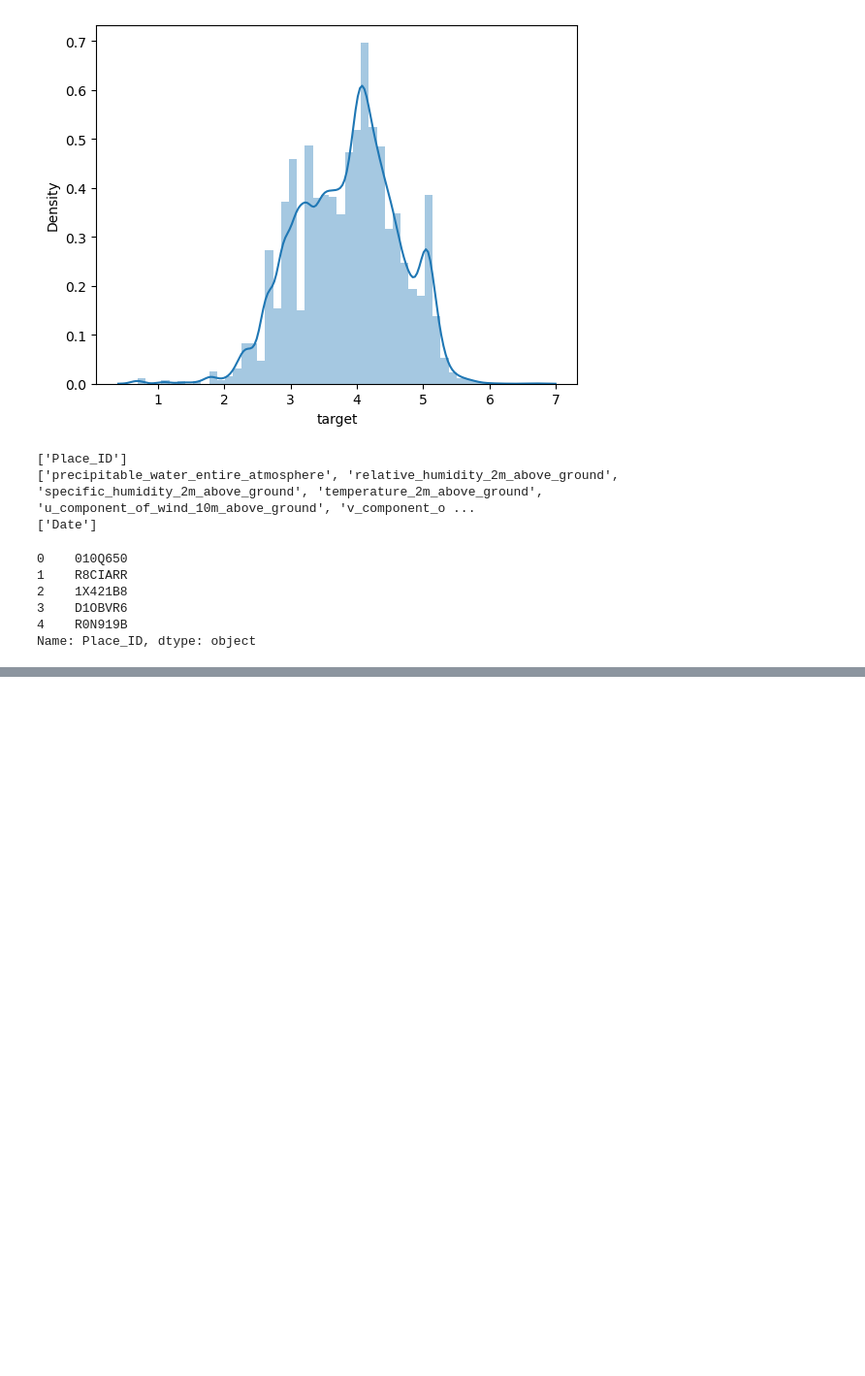
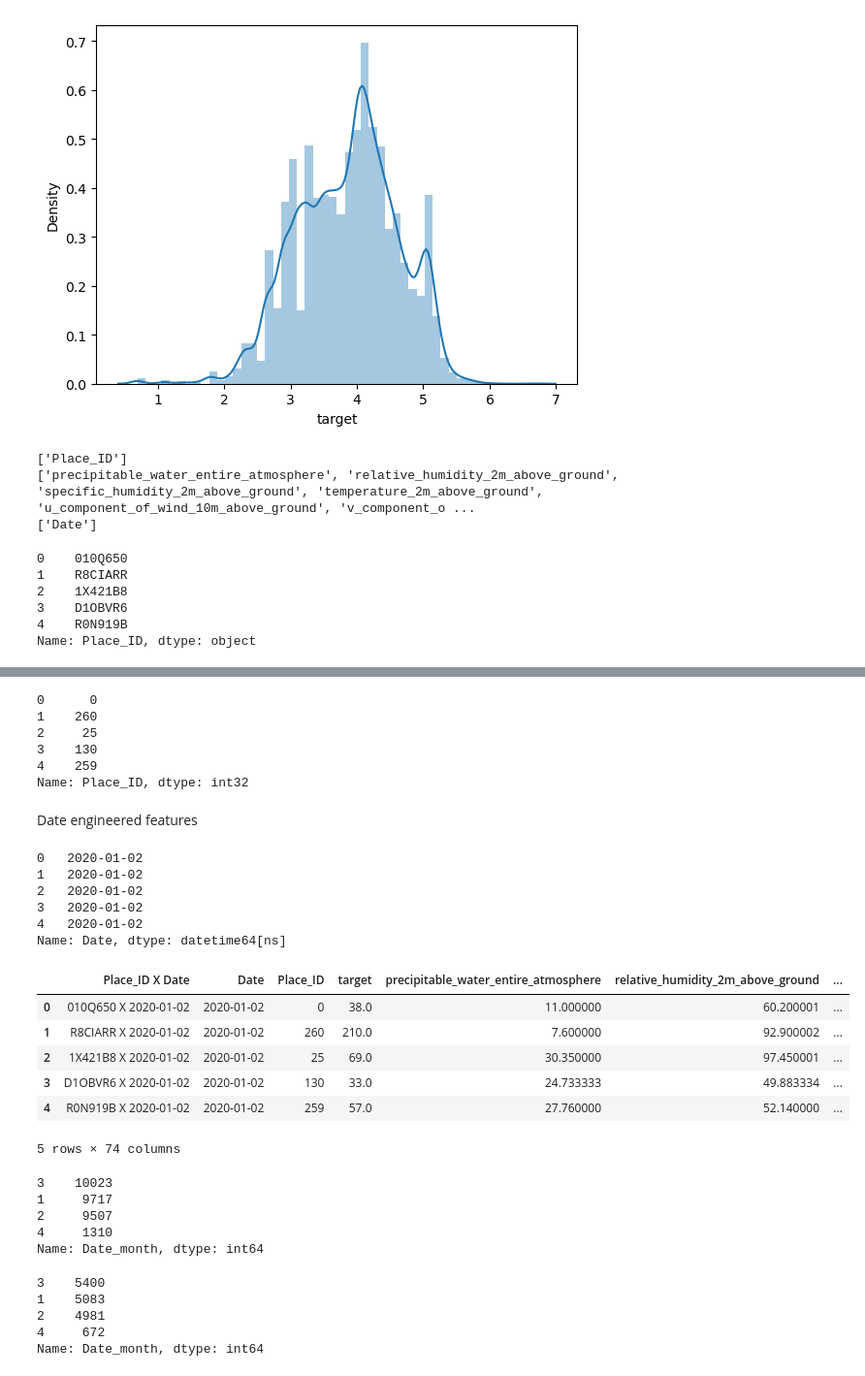
Before and after one commit to Njaramba-Riri/Air-Prediction-model, a Jupyter notebook: air_pred.ipynb, the cells around one changed output, grey strips where cells are left out. Shown at 97% size. Cells and saved outputs as stored; diff of their text form; code cells hidden in the pictures; blank space fills up the shorter version.

```diff
--- a/air_pred.ipynb
+++ b/air_pred.ipynb
@@ -295,0 +305,27 @@ Name: Place_ID, dtype: object
+# %%
+from sklearn.preprocessing import LabelEncoder
+
+le=LabelEncoder()
+for col in cat_columns:
+    train[col]=le.fit_transform(train[col])
+    test[col]=le.fit_transform(test[col])
+# %%
+train['Place_ID'].head()
+# %% [output]
+0      0
+1    260
+2     25
+3    130
+4    259
+Name: Place_ID, dtype: int32
+# %% [markdown]
+Date engineered features
+# %%
+train.Date.head()
+# %% [output]
+0   2020-01-02
+1   2020-01-02
+2   2020-01-02
+3   2020-01-02
+4   2020-01-02
+Name: Date, dtype: datetime64[ns]
@@ -295,0 +338,26 @@ Name: Place_ID, dtype: object
+# %%
+train.head()
+# %% [output]
+|  | Place_ID X Date | Date | Place_ID | target | precipitable_water_entire_atmosphere | relative_humidity_2m_above_ground | ... |
+| 0 | 010Q650 X 2020-01-02 | 2020-01-02 | 0 | 38.0 | 11.000000 | 60.200001 | ... |
+| 1 | R8CIARR X 2020-01-02 | 2020-01-02 | 260 | 210.0 | 7.600000 | 92.900002 | ... |
+| 2 | 1X421B8 X 2020-01-02 | 2020-01-02 | 25 | 69.0 | 30.350000 | 97.450001 | ... |
+| 3 | D1OBVR6 X 2020-01-02 | 2020-01-02 | 130 | 33.0 | 24.733333 | 49.883334 | ... |
+| 4 | R0N919B X 2020-01-02 | 2020-01-02 | 259 | 57.0 | 27.760000 | 52.140000 | ... |
+5 rows × 74 columns
+# %%
+train['Date_month'].value_counts()
+# %% [output]
+3    10023
+1     9717
+2     9507
+4     1310
+Name: Date_month, dtype: int64
+# %%
+test['Date_month'].value_counts()
+# %% [output]
+3    5400
+1    5083
+2    4981
+4     672
+Name: Date_month, dtype: int64
```
Also changed, not shown: parts of 3 cells of this notebook.
